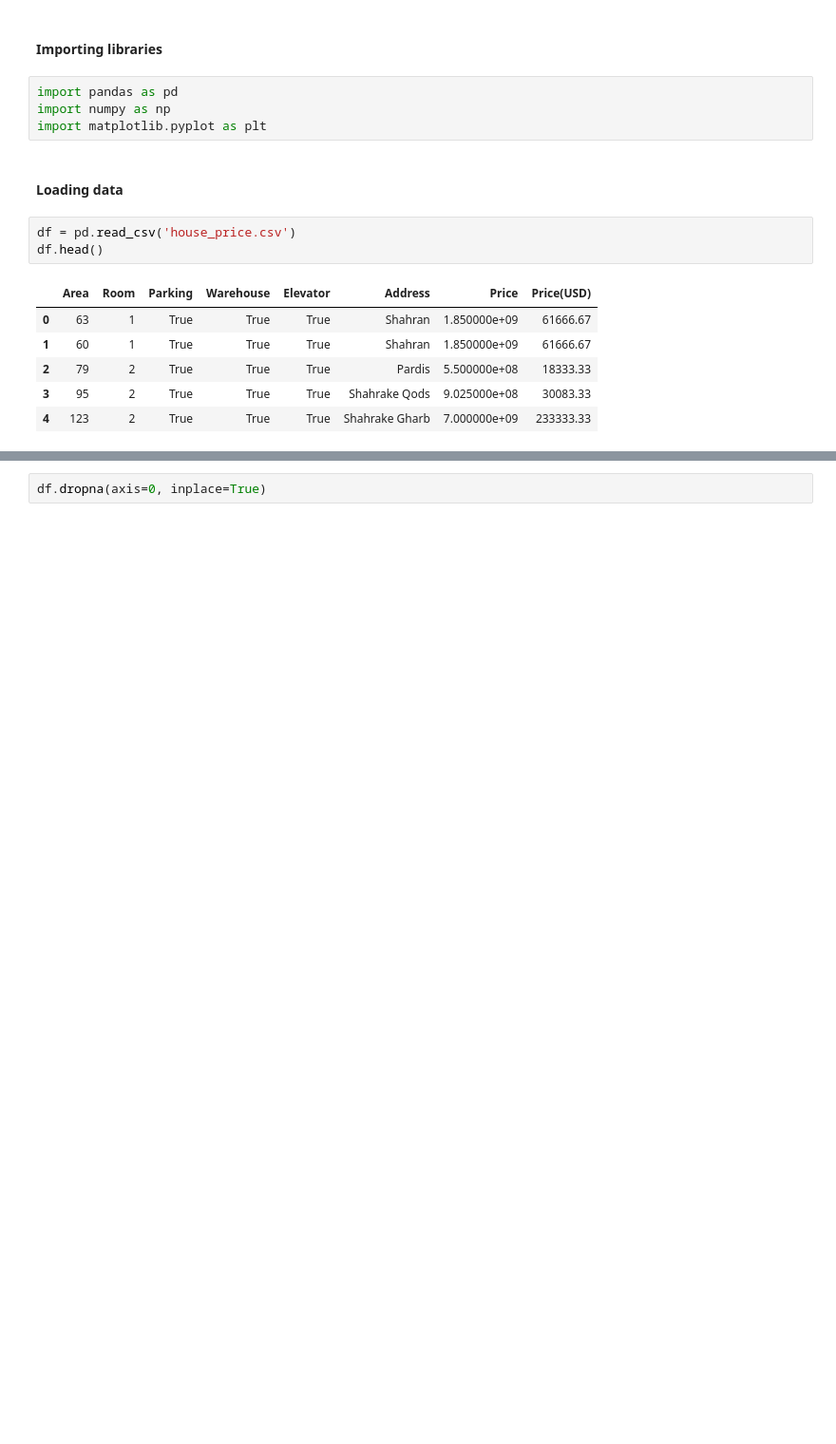
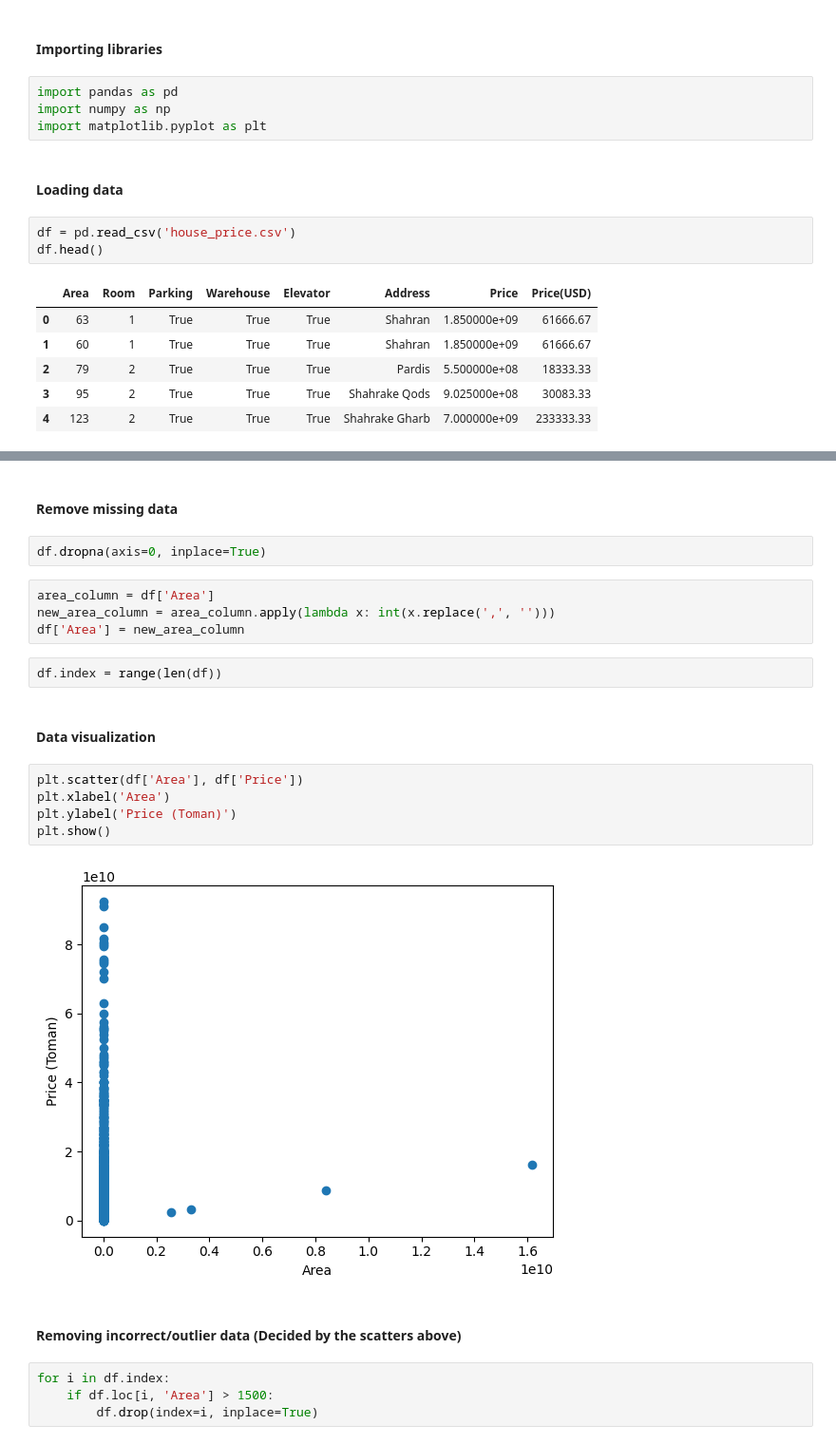
Before and after one commit to msoleimani96/tehran-house-price-prediction, a Jupyter notebook: tehran_house_price_prediction.ipynb, the cells around one changed output, grey strips where cells are left out. Shown at 95% size. Saved outputs shown, nothing was run; the diff lists cells and outputs as text; blank space fills up the shorter version.

Commit message:
Data visualized and outlier/incorrect data cleaned up.

```diff
--- a/tehran_house_price_prediction.ipynb
+++ b/tehran_house_price_prediction.ipynb
@@ -21,2 +19,25 @@ df.head()
+# %% [markdown]
+#### Remove missing data
 # %%
 df.dropna(axis=0, inplace=True)
+# %%
+area_column = df['Area']
+new_area_column = area_column.apply(lambda x: int(x.replace(',', '')))
+df['Area'] = new_area_column
+# %%
+df.index = range(len(df))
+# %% [markdown]
+#### Data visualization
+# %%
+plt.scatter(df['Area'], df['Price'])
+plt.xlabel('Area')
+plt.ylabel('Price (Toman)')
+plt.show()
+# %% [output]
+[figure, added]
+# %% [markdown]
+#### Removing incorrect/outlier data (Decided by the scatters above)
+# %%
+for i in df.index:
+    if df.loc[i, 'Area'] > 1500:
+        df.drop(index=i, inplace=True)
```
Also changed, not shown: parts of 4 cells of this notebook.
